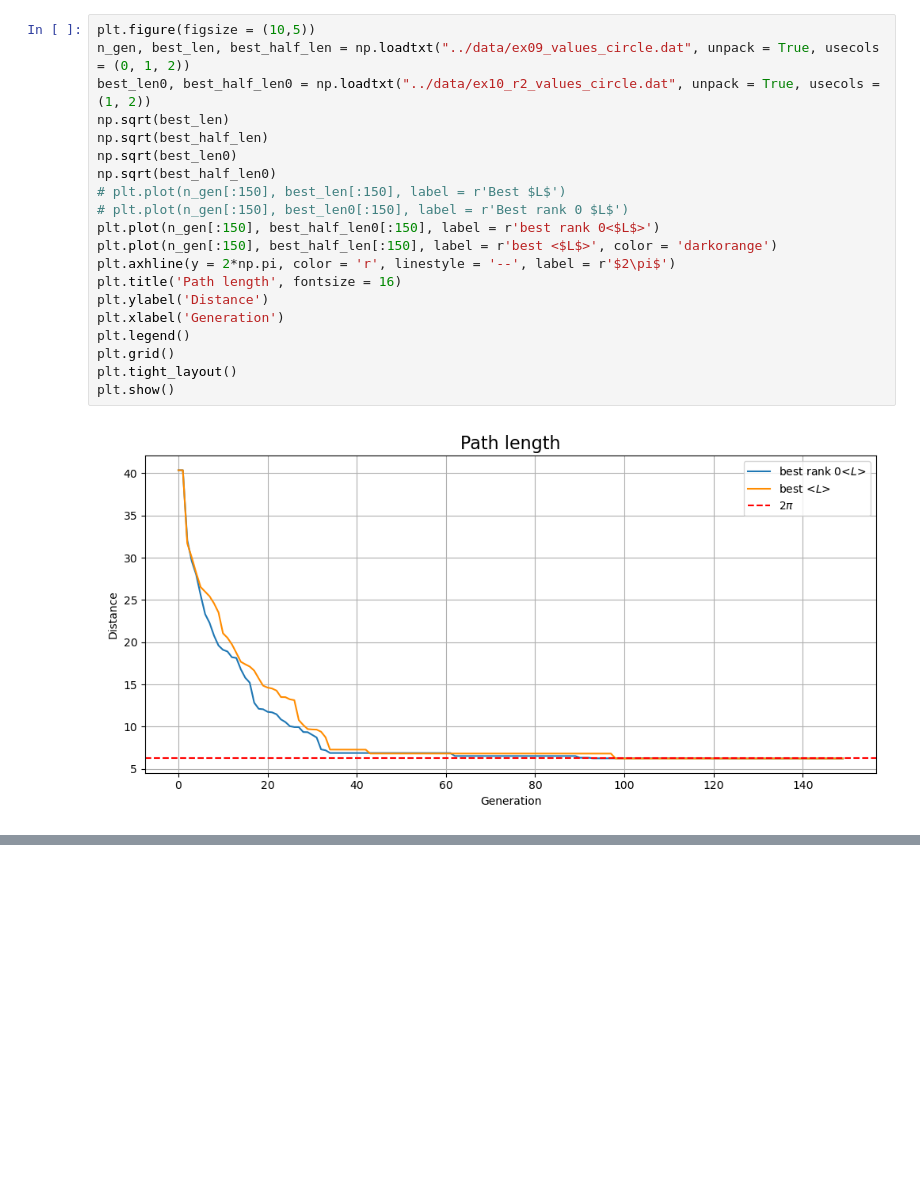
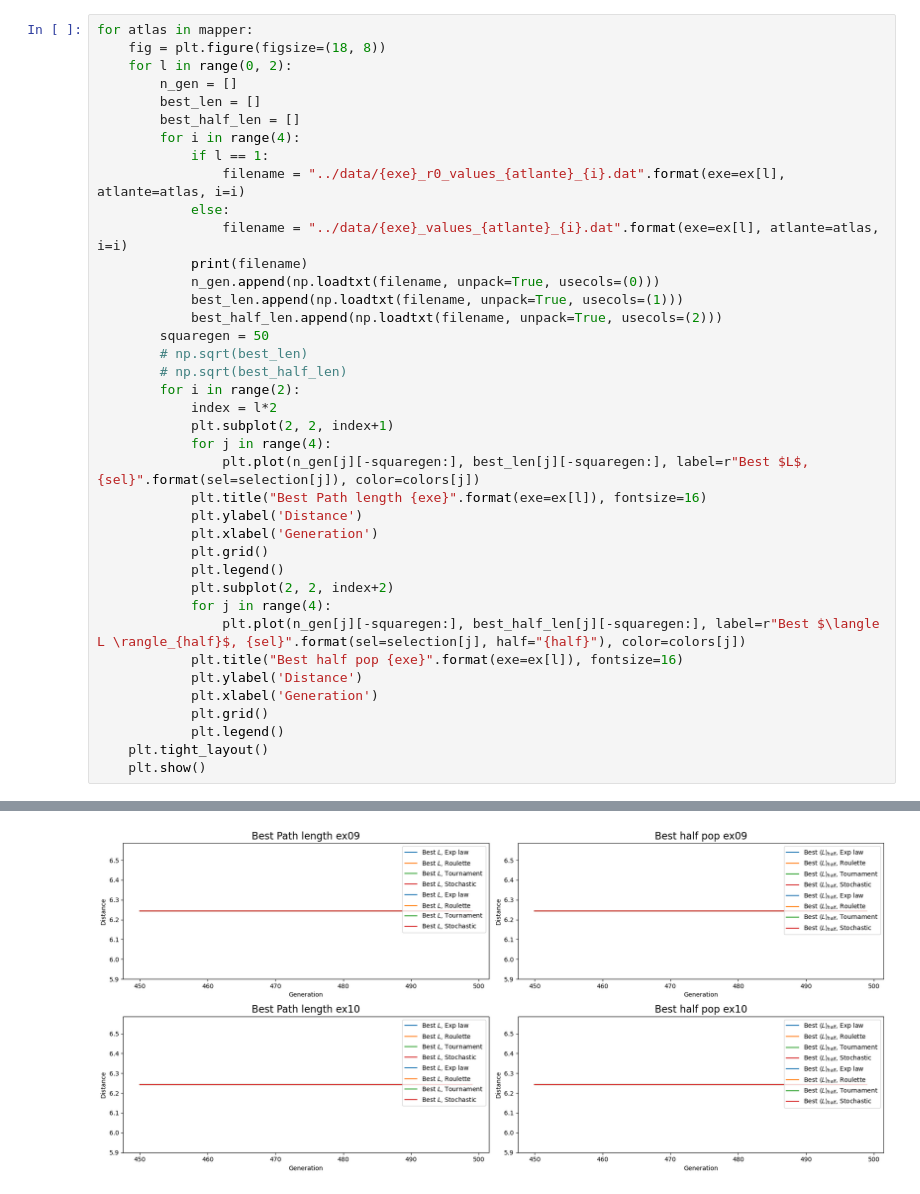
Before and after one commit to stevelonny/labsimnum, a Jupyter notebook: notebooks/exercise_10.ipynb, the cells around one changed output, grey strips where cells are left out. Saved outputs shown, nothing was run; the diff lists cells and outputs as text; blank space fills up the shorter version.

```diff
--- a/notebooks/exercise_10.ipynb
+++ b/notebooks/exercise_10.ipynb
@@ -66,22 +39,40 @@ plt.show()
-# %%
-plt.figure(figsize = (10,5))
-n_gen, best_len, best_half_len = np.loadtxt("../data/ex09_values_circle.dat", unpack = True, usecols = (0, 1, 2))
-best_len0, best_half_len0 = np.loadtxt("../data/ex10_r2_values_circle.dat", unpack = True, usecols = (1, 2))
-np.sqrt(best_len)
-np.sqrt(best_half_len)
-np.sqrt(best_len0)
-np.sqrt(best_half_len0)
-# plt.plot(n_gen[:150], best_len[:150], label = r'Best $L$')
-# plt.plot(n_gen[:150], best_len0[:150], label = r'Best rank 0 $L$')
-plt.plot(n_gen[:150], best_half_len0[:150], label = r'best rank 0<$L$>')
-plt.plot(n_gen[:150], best_half_len[:150], label = r'best <$L$>', color = 'darkorange')
-plt.axhline(y = 2*np.pi, color = 'r', linestyle = '--', label = r'$2\pi$')
-plt.title('Path length', fontsize = 16)
-plt.ylabel('Distance')
-plt.xlabel('Generation')
-plt.legend()
-plt.grid()
-plt.tight_layout()
-plt.show()
-# %% [output]
-[figure, removed]
+# %%
+for atlas in mapper:
+    fig = plt.figure(figsize=(18, 8))
+    for l in range(0, 2):
+        n_gen = []
+        best_len = []
+        best_half_len = []
+        for i in range(4):
+            if l == 1:
+                filename = "../data/{exe}_r0_values_{atlante}_{i}.dat".format(exe=ex[l], atlante=atlas, i=i)
+            else:
+                filename = "../data/{exe}_values_{atlante}_{i}.dat".format(exe=ex[l], atlante=atlas, i=i)
+            print(filename)
+            n_gen.append(np.loadtxt(filename, unpack=True, usecols=(0)))
+            best_len.append(np.loadtxt(filename, unpack=True, usecols=(1)))
+            best_half_len.append(np.loadtxt(filename, unpack=True, usecols=(2)))
+        squaregen = 50
+        # np.sqrt(best_len)
+        # np.sqrt(best_half_len)
+        for i in range(2):
+            index = l*2
+            plt.subplot(2, 2, index+1)
+            for j in range(4):
+                plt.plot(n_gen[j][-squaregen:], best_len[j][-squaregen:], label=r"Best $L$, {sel}".format(sel=selection[j]), color=colors[j])
+            plt.title("Best Path length {exe}".format(exe=ex[l]), fontsize=16)
+            plt.ylabel('Distance')
+            plt.xlabel('Generation')
+            plt.grid()
+            plt.legend()
+            plt.subplot(2, 2, index+2)
+            for j in range(4):
+                plt.plot(n_gen[j][-squaregen:], best_half_len[j][-squaregen:], label=r"Best $\langle L \rangle_{half}$, {sel}".format(sel=selection[j], half="{half}"), color=colors[j])
+            plt.title("Best half pop {exe}".format(exe=ex[l]), fontsize=16)
+            plt.ylabel('Distance')
+            plt.xlabel('Generation')
+            plt.grid()
+            plt.legend()
+    plt.tight_layout()
+    plt.show()
+# %% [output]
@@ -87,0 +87 @@ plt.show()
+[figure, added]
```
Also changed, not shown: parts of 5 cells of this notebook, 10 other files.
